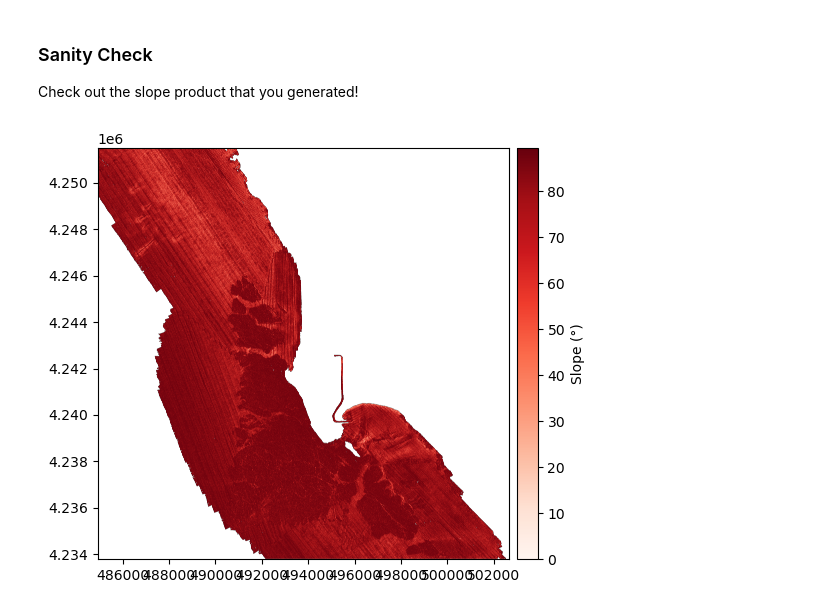
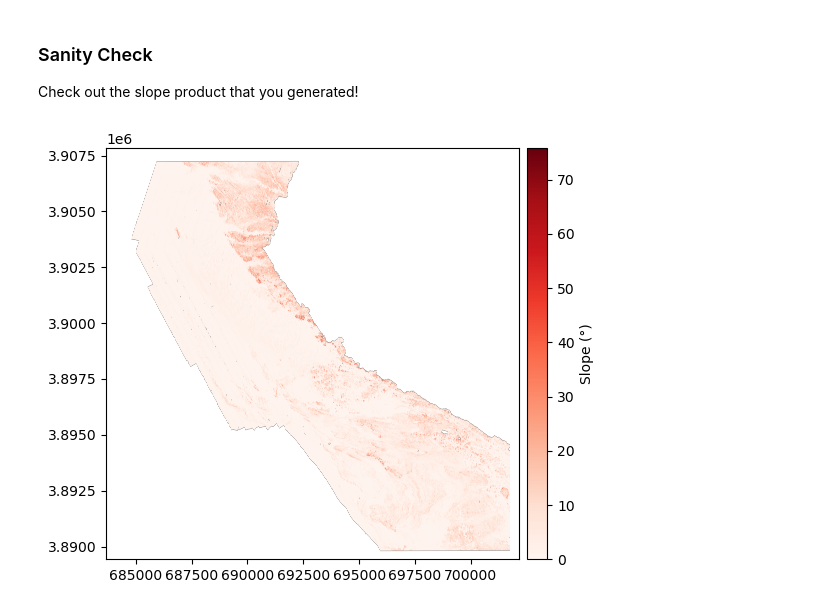
Before and after one commit to daleycarolinec/ms263, a Jupyter notebook: Calculate Habitat Metrics with xDEM.ipynb, the cells around one changed output. Drawn from its saved outputs; the diff is of its cells as text; code cells hidden in the pictures.

```diff
--- a/Calculate Habitat Metrics with xDEM.ipynb
+++ b/Calculate Habitat Metrics with xDEM.ipynb
@@ -132,10 +210,9 @@ Calculation complete.
 ### Sanity Check
 Check out the slope product that you generated!
 # %%
-test_file = "C:\\Users\\FELAB\\Documents\\MS263\\Python\\xDEM_Habitat_Metrics\\Bathymetry_OffshoreBodegaHead_aspect.tif"
-test = xdem.DEM(test_file)
+bodega_head_slope_tif = "C:\\Users\\FELAB\\Documents\\MS263\\Python Repository\\xDEM_Habitat_Metrics\\Bathymetry_OffshorePointBuchon_slope.tif"
+bodega_head_slope = xdem.DEM(bodega_head_slope_tif)
 
-slope = test.slope()
-slope.plot(cmap="Reds", cbar_title="Slope (°)")
+bodega_head_slope.plot(cmap="Reds", cbar_title="Slope (°)")
 # %% [output]
-[figure, old version]
+[figure, new version]
```
Also changed, not shown: parts of 11 cells of this notebook, 4 other files.
